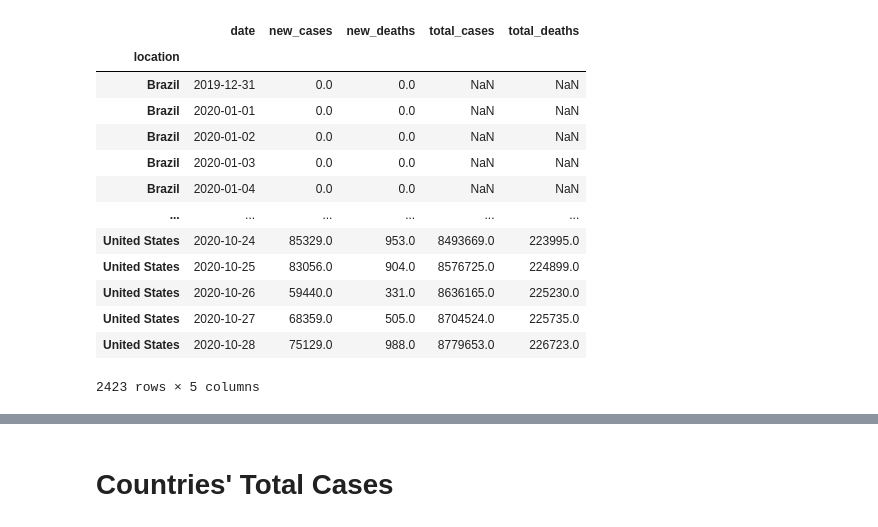
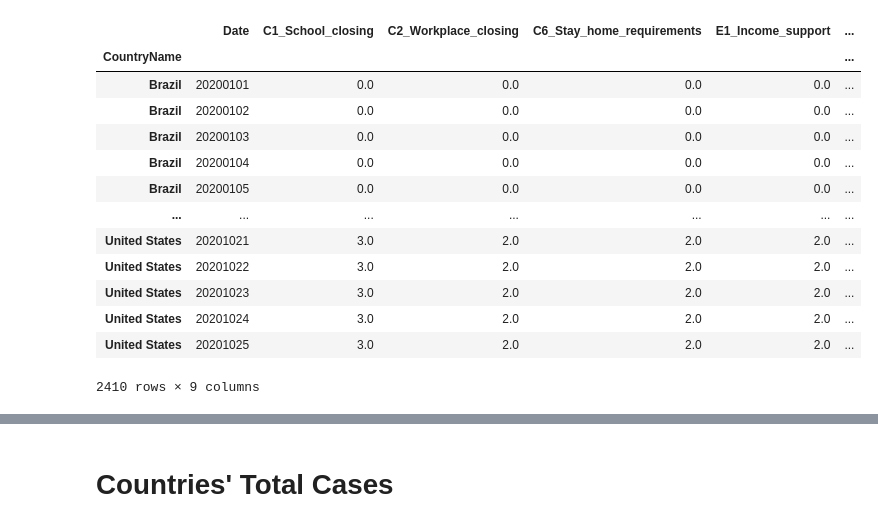
Before and after one commit to rejane-b/Project_1, a Jupyter notebook: Daily_Cases_Total_Cases.ipynb, the cells around one changed output, grey strips where cells are left out. Cells and saved outputs as stored; diff of their text form; code cells hidden in the pictures.

```diff
--- a/Daily_Cases_Total_Cases.ipynb
+++ b/Daily_Cases_Total_Cases.ipynb
@@ -1,36 +1,36 @@
 # %%
 # Import Dependencies
 import os
 import pandas as pd
 import numpy as np
 import matplotlib.pyplot as plt
 import matplotlib.dates as mdates
 from matplotlib.dates import DateFormatter
 %matplotlib inline
 from numpy.polynomial.polynomial import polyfit
 import scipy.stats as st
 import random
 
 
 # Read in CSV File
-cases_df = pd.read_csv("output_data/owid_clean.csv")
+cases_df = pd.read_csv("output_data/oxford_clean3.csv")
 
 # Set DataFrame IndexPreview CSV file
-cases_df.set_index("location")
+cases_df.set_index("CountryName")
 # %% [output]
-|  | date | new_cases | new_deaths | total_cases | total_deaths |
-| location |  |  |  |  |  |
-| Brazil | 2019-12-31 | 0.0 | 0.0 | NaN | NaN |
-| Brazil | 2020-01-01 | 0.0 | 0.0 | NaN | NaN |
-| Brazil | 2020-01-02 | 0.0 | 0.0 | NaN | NaN |
-| Brazil | 2020-01-03 | 0.0 | 0.0 | NaN | NaN |
-| Brazil | 2020-01-04 | 0.0 | 0.0 | NaN | NaN |
-| ... | ... | ... | ... | ... | ... |
-| United States | 2020-10-24 | 85329.0 | 953.0 | 8493669.0 | 223995.0 |
-| United States | 2020-10-25 | 83056.0 | 904.0 | 8576725.0 | 224899.0 |
-| United States | 2020-10-26 | 59440.0 | 331.0 | 8636165.0 | 225230.0 |
-| United States | 2020-10-27 | 68359.0 | 505.0 | 8704524.0 | 225735.0 |
-| United States | 2020-10-28 | 75129.0 | 988.0 | 8779653.0 | 226723.0 |
+|  | Date | C1_School_closing | C2_Workplace_closing | C6_Stay_home_requirements | E1_Income_support | ... |
+| CountryName |  |  |  |  |  | ... |
+| Brazil | 20200101 | 0.0 | 0.0 | 0.0 | 0.0 | ... |
+| Brazil | 20200102 | 0.0 | 0.0 | 0.0 | 0.0 | ... |
+| Brazil | 20200103 | 0.0 | 0.0 | 0.0 | 0.0 | ... |
+| Brazil | 20200104 | 0.0 | 0.0 | 0.0 | 0.0 | ... |
+| Brazil | 20200105 | 0.0 | 0.0 | 0.0 | 0.0 | ... |
+| ... | ... | ... | ... | ... | ... | ... |
+| United States | 20201021 | 3.0 | 2.0 | 2.0 | 2.0 | ... |
+| United States | 20201022 | 3.0 | 2.0 | 2.0 | 2.0 | ... |
+| United States | 20201023 | 3.0 | 2.0 | 2.0 | 2.0 | ... |
+| United States | 20201024 | 3.0 | 2.0 | 2.0 | 2.0 | ... |
+| United States | 20201025 | 3.0 | 2.0 | 2.0 | 2.0 | ... |
-2423 rows × 5 columns
+2410 rows × 9 columns
 # %%
 # convert object to datetime
```
Also changed, not shown: parts of 11 cells of this notebook, 1 other file.
